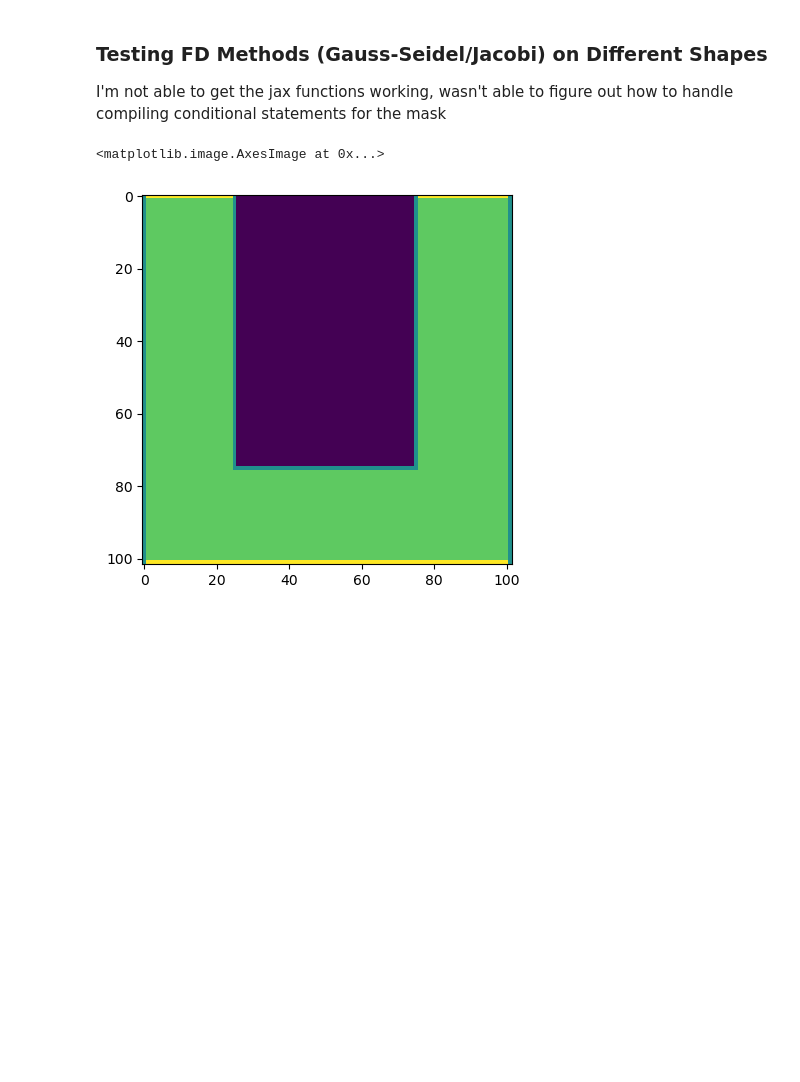
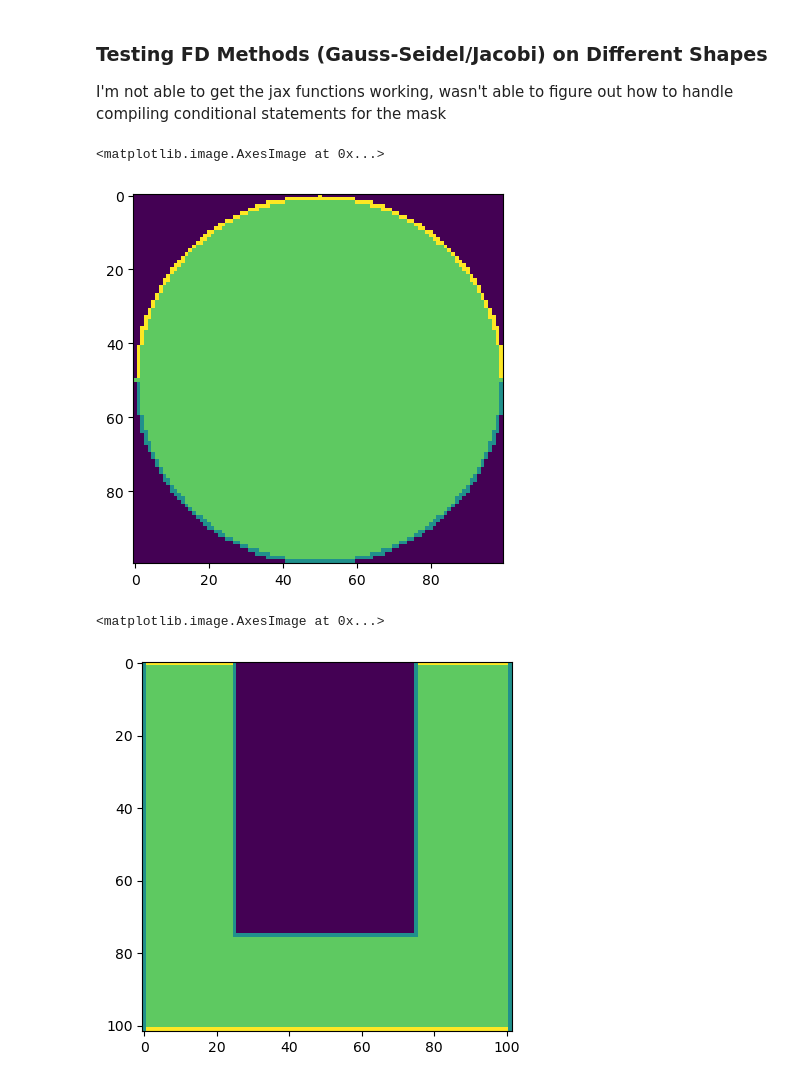
Before and after one commit to stephen-huan/10708-project, a Jupyter notebook: anthony.ipynb, the cells around one changed output. Saved outputs shown, nothing was run; the diff lists cells and outputs as text; code cells hidden in the pictures; blank space fills up the shorter version.

Commit message:
circle FD

```diff
--- a/anthony.ipynb
+++ b/anthony.ipynb
@@ -76,6 +76,50 @@ def init_Ushape(nx: int, ny: int, boundaries: Array | None = None) -> Array:
     mask = mask.at[neck_yend, neck_xstart:neck_xend+1].set(0)
 
     return solution, mask
+# %%
+def init_circle(nx: int, ny: int, boundaries: Array | None = None, eps: int = 0) -> Array:
+    """
+    Initialize the solution matrix with the boundary values.
+    Fix the radius of the circle to be 1/2 the domain width
+    Let negative values denote out of domain values
+
+    Args:
+        nx: number of grid points in x direction
+        ny: number of grid points in y direction
+        boundaries: list of boundary values [top, bottom]
+    Returns:
+        solution: initialized solution matrix
+    """
+    if boundaries is None:
+        boundaries = jnp.zeros(2)
+    mean_value = jnp.mean(boundaries)
+
+    solution = mean_value * jnp.ones((ny, nx))
+    mask = jnp.ones((ny, nx))
+
+    center = (nx // 2, ny // 2)
+    for i in range(ny):
+        for j in range(nx):
+            r = (i - center[1])**2 + (j - center[0])**2
+            if r > (nx // 2)**2:
+                solution = solution.at[i, j].set(-100)
+                mask = mask.at[i, j].set(0)
+            elif r > (nx // 2)**2 - eps and r < (nx // 2)**2 + eps  and i>center[1]:
+                solution = solution.at[i, j].set(boundaries[0])
+                mask = mask.at[i, j].set(0)
+            elif r > (nx // 2)**2 - eps and r < (nx // 2)**2 + eps and i<center[1]:
+                solution = solution.at[i, j].set(boundaries[1])
+                mask = mask.at[i, j].set(0)
+
+    return solution, mask
+# %%
+import matplotlib.pyplot as plt
+circle_init, mask = init_circle(100, 100, boundaries=jnp.array([0, 100]), eps=110)
+
+plt.imshow(circle_init, cmap = 'viridis', interpolation='none', vmin=-100, vmax=100)
+# %% [output]
+<matplotlib.image.AxesImage at 0x...>
+[figure, added]
 # %%
 import matplotlib.pyplot as plt
 U_init, mask = init_Ushape(100, 100, boundaries=jnp.array([100, 100, 0, 0]))
```
Also changed, not shown: parts of 3 cells of this notebook.
